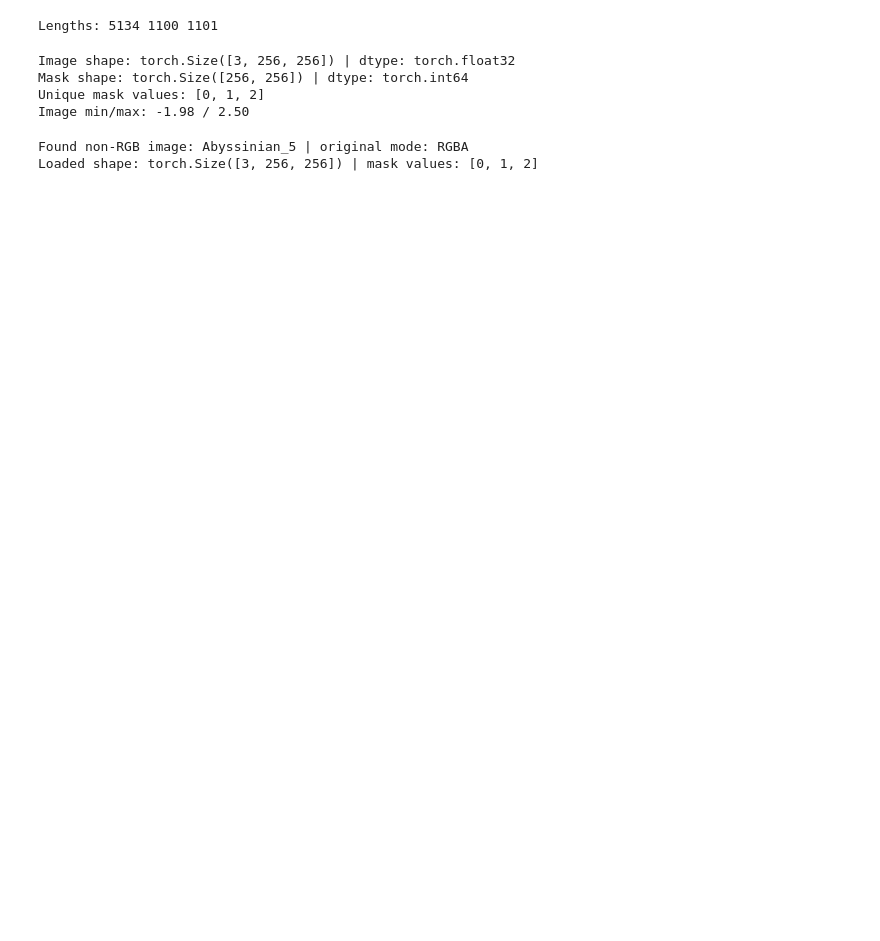
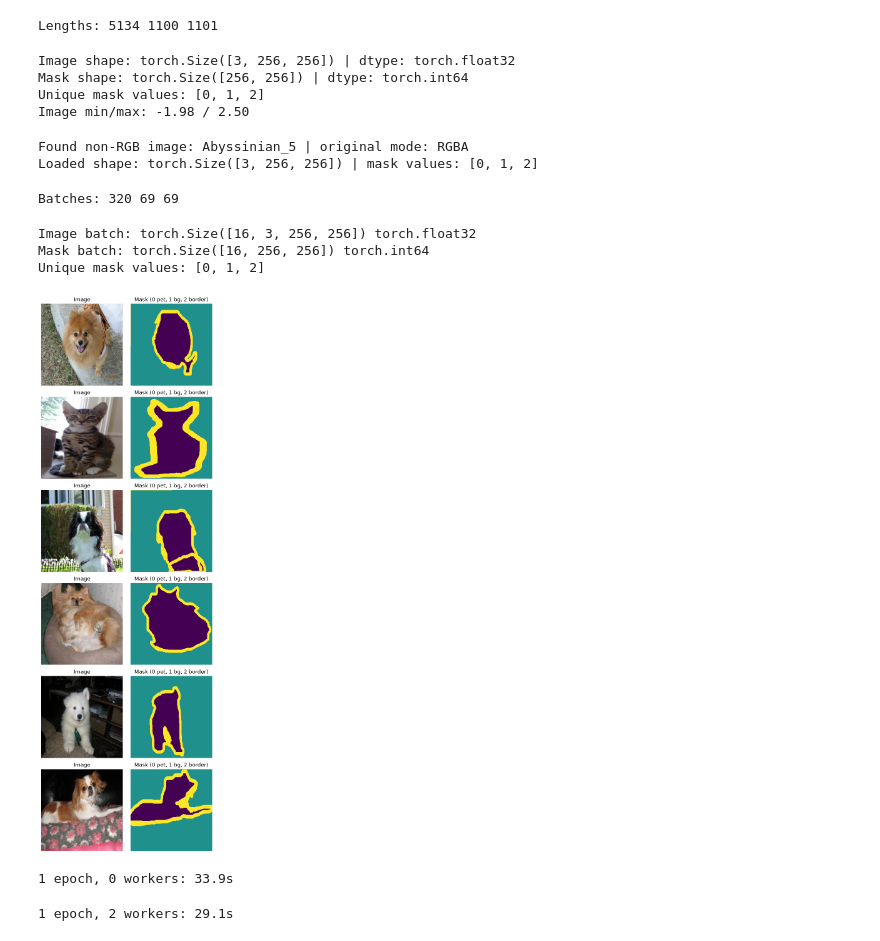
Before and after one commit to kunjagarwal-dev/U-Net_segementation_project, a Jupyter notebook: notebooks/02_dataset_check.ipynb, the cells around one changed output. Cells and saved outputs as stored; diff of their text form; code cells hidden in the pictures; blank space fills up the shorter version.

Commit message:
add DataLoader helper and verify batches visually

```diff
--- a/notebooks/02_dataset_check.ipynb
+++ b/notebooks/02_dataset_check.ipynb
@@ -49,3 +49,63 @@ else:
 # %% [output]
 Found non-RGB image: Abyssinian_5 | original mode: RGBA
 Loaded shape: torch.Size([3, 256, 256]) | mask values: [0, 1, 2]
+# %%
+from src.dataset import get_dataloaders
+
+train_loader, val_loader, test_loader = get_dataloaders(
+    CSV_PATH, IMAGES, TRIMAPS, image_size=256, batch_size=16, num_workers=0
+)
+print("Batches:", len(train_loader), len(val_loader), len(test_loader))
+# %% [output]
+Batches: 320 69 69
+# %%
+images, masks = next(iter(train_loader))
+print("Image batch:", images.shape, images.dtype)
+print("Mask batch:", masks.shape, masks.dtype)
+print("Unique mask values:", torch.unique(masks).tolist())
+# %% [output]
+Image batch: torch.Size([16, 3, 256, 256]) torch.float32
+Mask batch: torch.Size([16, 256, 256]) torch.int64
+Unique mask values: [0, 1, 2]
+# %%
+import matplotlib.pyplot as plt
+
+mean = torch.tensor([0.485, 0.456, 0.406]).view(3, 1, 1)
+std = torch.tensor([0.229, 0.224, 0.225]).view(3, 1, 1)
+
+def denormalize(img):
+    img = img * std + mean            # undo normalization
+    img = img.clamp(0, 1)             # keep valid range
+    return img.permute(1, 2, 0).numpy()   # (3,H,W) -> (H,W,3)
+
+fig, axes = plt.subplots(6, 2, figsize=(6, 18))
+for i in range(6):
+    axes[i, 0].imshow(denormalize(images[i]))
+    axes[i, 0].set_title("Image")
+    axes[i, 1].imshow(masks[i].numpy(), cmap="viridis", vmin=0, vmax=2)
+    axes[i, 1].set_title("Mask (0 pet, 1 bg, 2 border)")
+    axes[i, 0].axis("off")
+    axes[i, 1].axis("off")
+plt.tight_layout()
+plt.show()
+# %% [output]
+[figure, added]
+# %%
+import time
+
+start = time.time()
+for _ in train_loader:
+    pass
+print(f"1 epoch, 0 workers: {time.time() - start:.1f}s")
+# %% [output]
+1 epoch, 0 workers: 33.9s
+# %%
+train_loader_w, _, _ = get_dataloaders(
+    CSV_PATH, IMAGES, TRIMAPS, image_size=256, batch_size=16, num_workers=2
+)
+start = time.time()
+for _ in train_loader_w:
+    pass
+print(f"1 epoch, 2 workers: {time.time() - start:.1f}s")
+# %% [output]
+1 epoch, 2 workers: 29.1s
```
Also changed, not shown: 1 other file.
